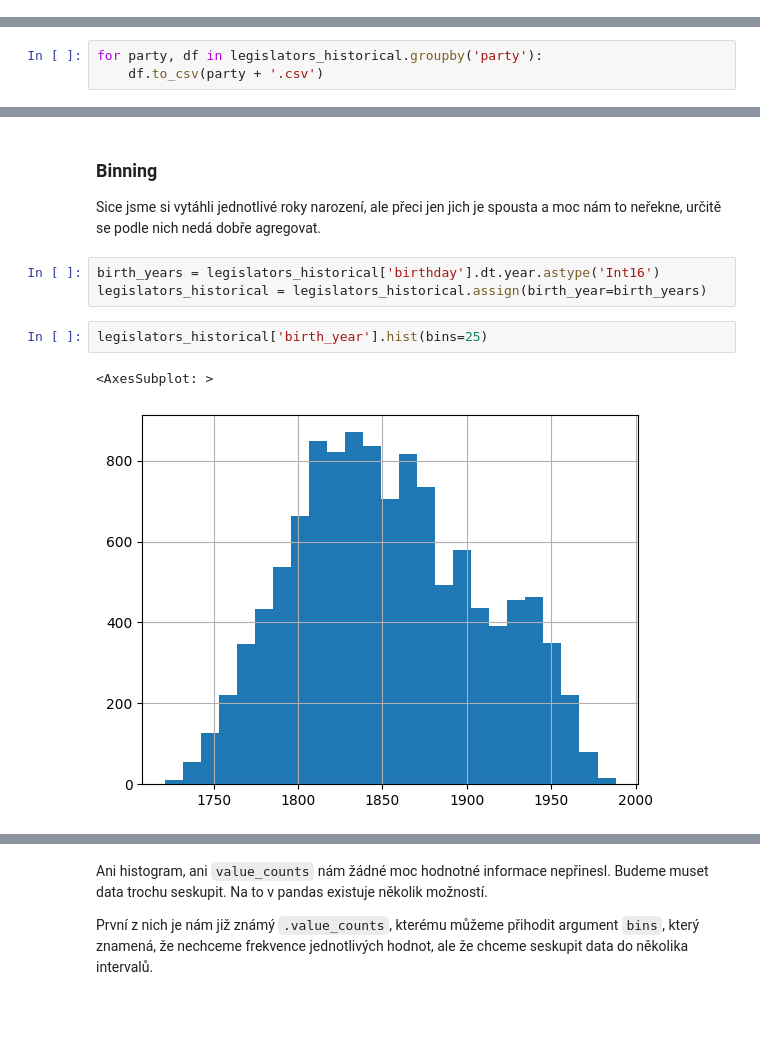
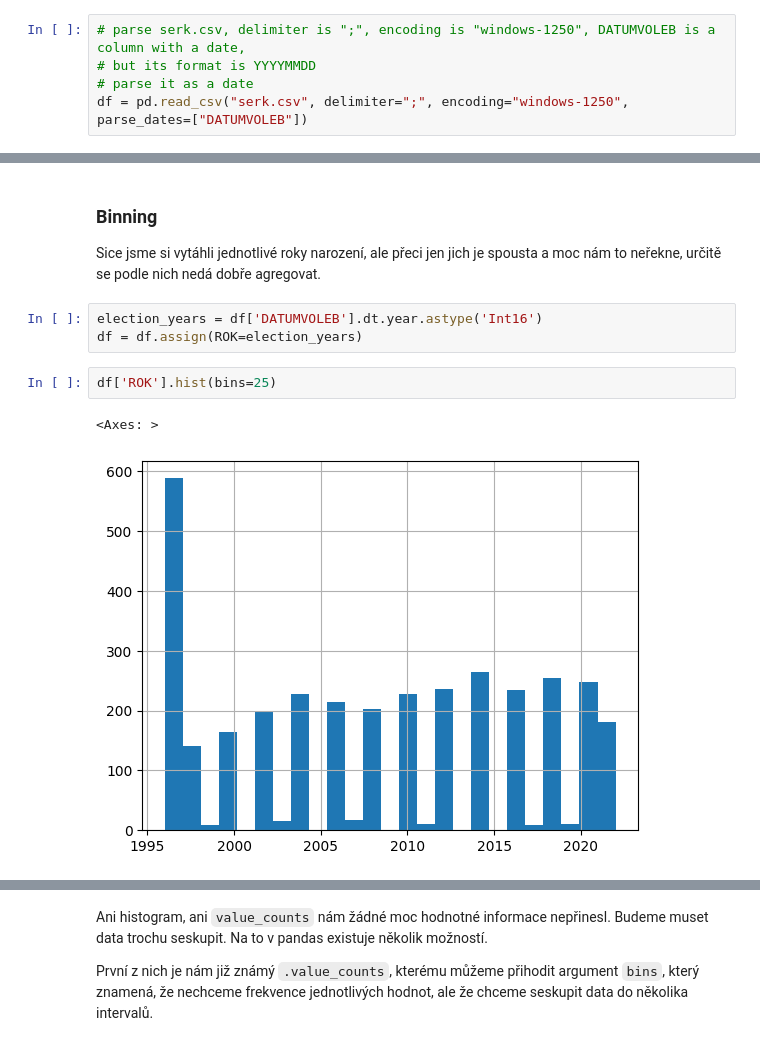
Before and after one commit to PyDataCZ/pyladies-kurz, a Jupyter notebook: lessons/pydata/pandas_groupby/index.ipynb, the cells around one changed output, grey strips where cells are left out. Saved outputs shown, nothing was run; the diff lists cells and outputs as text; blank space fills up the shorter version.

```diff
--- a/lessons/pydata/pandas_groupby/index.ipynb
+++ b/lessons/pydata/pandas_groupby/index.ipynb
@@ -44,0 +20,5 @@ legislators_historical
+# %%
+# parse serk.csv, delimiter is ";", encoding is "windows-1250", DATUMVOLEB is a column with a date,
+# but its format is YYYYMMDD
+# parse it as a date
+df = pd.read_csv("serk.csv", delimiter=";", encoding="windows-1250", parse_dates=["DATUMVOLEB"])
@@ -250,5 +192,2 @@ next(iter(groups)) # timhle ziskame prvni element pri iteraci (for cyklu)
 # %% [markdown]
 K čemu nám to může být? Při agregaci se data drasticky zjednodušují a nemusíme si vždy být jisti, že naše agregace jsou napsané správně. Pomocí iterace nad skupinami si můžeme zobrazit všechna data před agregací.
-# %%
-for party, df in legislators_historical.groupby('party'):
-    df.to_csv(party + '.csv')
@@ -485,11 +420,11 @@ Dostáváme poněkud velký dataset, který nám toho moc neřekne. S tím nám
 ### Binning
 
 Sice jsme si vytáhli jednotlivé roky narození, ale přeci jen jich je spousta a moc nám to neřekne, určitě se podle nich nedá dobře agregovat.
-# %%
-birth_years = legislators_historical['birthday'].dt.year.astype('Int16')
-legislators_historical = legislators_historical.assign(birth_year=birth_years)
+# %%
+election_years = df['DATUMVOLEB'].dt.year.astype('Int16')
+df = df.assign(ROK=election_years)
 # %%
-legislators_historical['birth_year'].hist(bins=25)
+df['ROK'].hist(bins=25)
 # %% [output]
-<AxesSubplot: >
+<Axes: >
-[figure, old version]
+[figure, new version]
```
Also changed, not shown: parts of 61 cells of this notebook.
